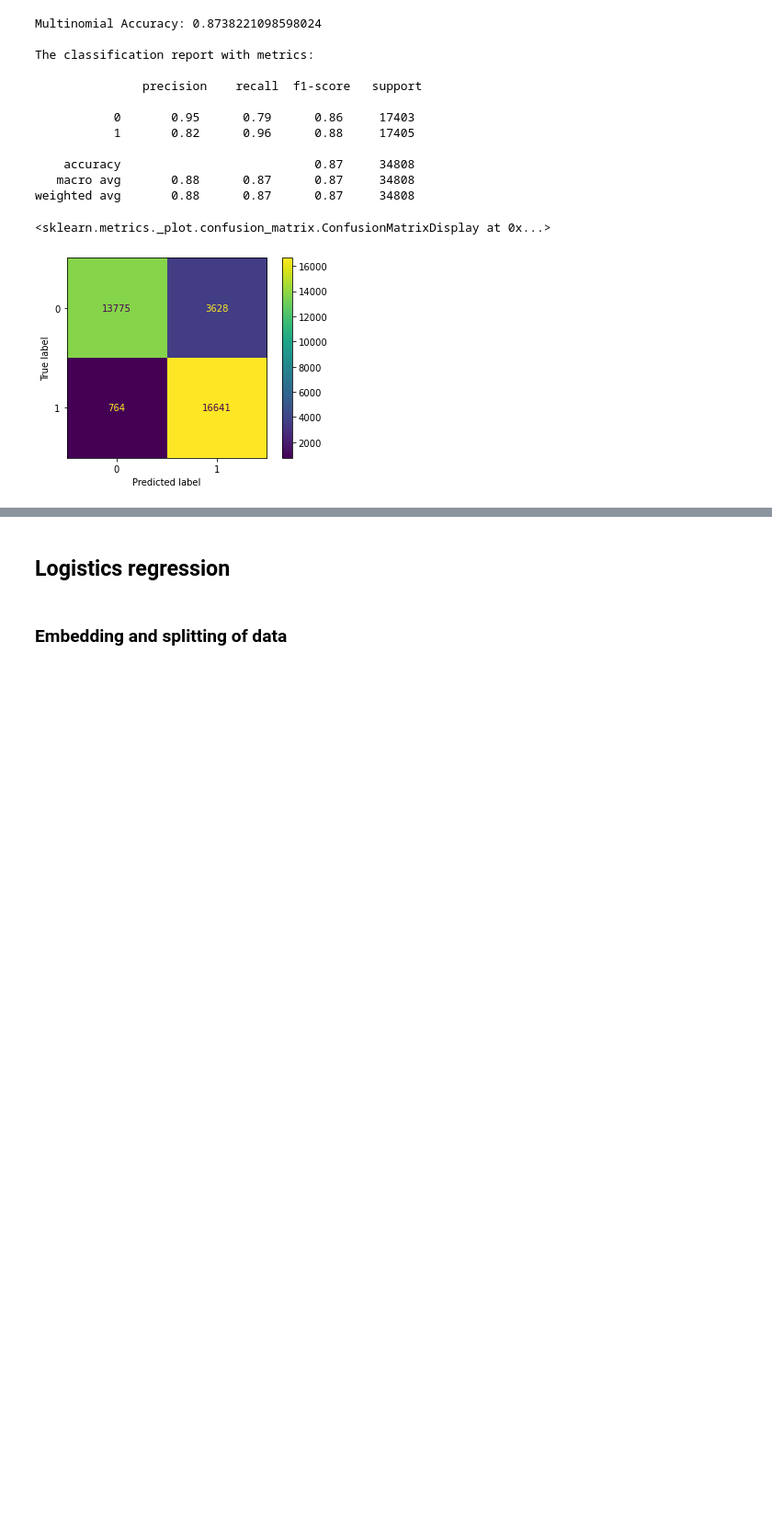
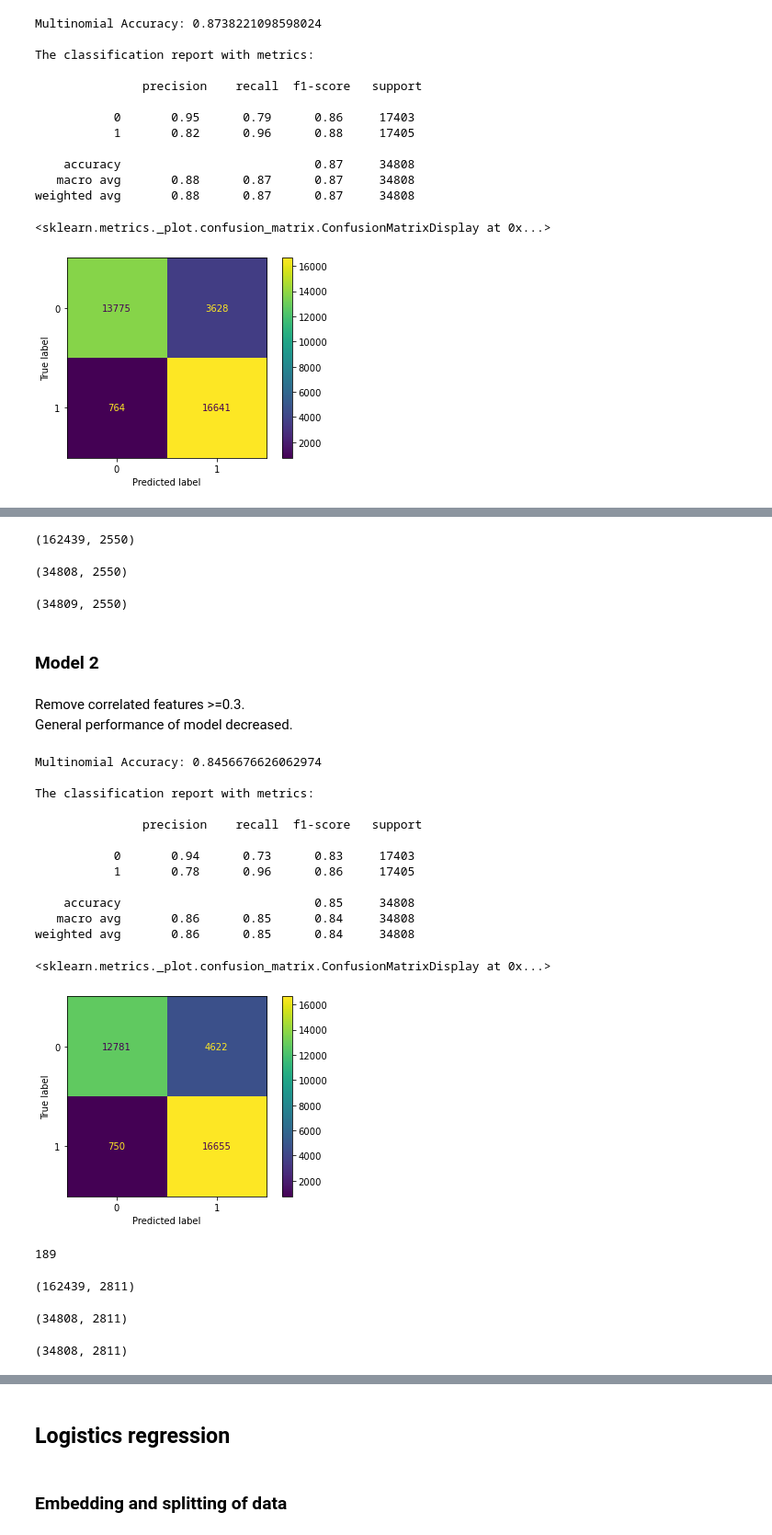
Before and after one commit to zw1010/KeepYourselfSafe, a Jupyter notebook: KeepYourselfSafe.ipynb, the cells around one changed output, grey strips where cells are left out. Shown: that part at 92% size. Drawn from its saved outputs; the diff is of its cells as text; code cells hidden in the pictures; blank space fills up the shorter version.

Commit message:
Add Model 2, 3 and Model 3 Test Results under Naive Bayes model.

```diff
--- a/KeepYourselfSafe.ipynb
+++ b/KeepYourselfSafe.ipynb
@@ -653,3 +662,17 @@ The classification report with metrics:
 weighted avg       0.88      0.87      0.87     34808
 <sklearn.metrics._plot.confusion_matrix.ConfusionMatrixDisplay at 0x...>
 [figure]
+# %%
+# Get columns that are highly correlated
+
+to_drop_cols = []
+
+# Feaures with high correlaion >=0.75
+start = 1
+for i in range(0,3000):
+    for j in range(start, 3000):
+        if (j in to_drop_cols):y_pred_model2
+            continue
+        if (correlation_matrix[i][j] >= 0.3):
+            to_drop_cols.append(j)
+    start = start + 1
@@ -655,0 +683,46 @@ weighted avg       0.88      0.87      0.87     34808
+# %%
+x_train_transformed_dropped = np.delete(x_train_transformed, to_drop_cols, 1)  # delete second row of A
+x_train_transformed_dropped.shape
+# %% [output]
+(162439, 2550)
+# %%
+x_val_transformed_dropped = np.delete(x_val_transformed, to_drop_cols, 1)  # delete second row of A
+x_val_transformed_dropped.shape
+# %% [output]
+(34808, 2550)
+# %%
+x_test_transformed_dropped = np.delete(x_test_transformed, to_drop_cols, 1)  # delete second row of A
+x_test_transformed_dropped.shape
+# %% [output]
+(34809, 2550)
+# %% [markdown]
+### Model 2
+# %% [markdown]
+Remove correlated features >=0.3.<br>
+General performance of model decreased.
+# %%
+multi_NB_model2 = MultinomialNB()
+multi_NB_model2.fit(x_train_transformed_dropped, y_train)
+y_pred_model2 = multi_NB_model2.predict(x_val_transformed_dropped)
+# %%
+# Results
+print("Multinomial Accuracy:", accuracy_score(y_val, y_pred_model2))
+print("\nThe classification report with metrics: \n\n", classification_report(y_val, y_pred_model2))
+cm = confusion_matrix(y_val, y_pred_model2)
+display = ConfusionMatrixDisplay(confusion_matrix=cm)
+display.plot()
+# %% [output]
+Multinomial Accuracy: 0.8456676626062974
+
+The classification report with metrics:
+
+               precision    recall  f1-score   support
+
+           0       0.94      0.73      0.83     17403
+           1       0.78      0.96      0.86     17405
+
+    accuracy                           0.85     34808
+   macro avg       0.86      0.85      0.84     34808
+weighted avg       0.86      0.85      0.84     34808
+<sklearn.metrics._plot.confusion_matrix.ConfusionMatrixDisplay at 0x...>
+[figure, added]
@@ -655,0 +743,19 @@ weighted avg       0.88      0.87      0.87     34808
+# %%
+len(to_drop_cols)
+# %% [output]
+189
+# %%
+x_train_transformed_dropped = np.delete(x_train_transformed, to_drop_cols, 1)  # delete second row of A
+x_train_transformed_dropped.shape
+# %% [output]
+(162439, 2811)
+# %%
+x_val_transformed_dropped = np.delete(x_val_transformed, to_drop_cols, 1)  # delete second row of A
+x_val_transformed_dropped.shape
+# %% [output]
+(34808, 2811)
+# %%
+x_test_transformed_dropped = np.delete(x_test_transformed, to_drop_cols, 1)  # delete second row of A
+x_test_transformed_dropped.shape
+# %% [output]
+(34808, 2811)
```
Also changed, not shown: parts of 13 cells of this notebook.
